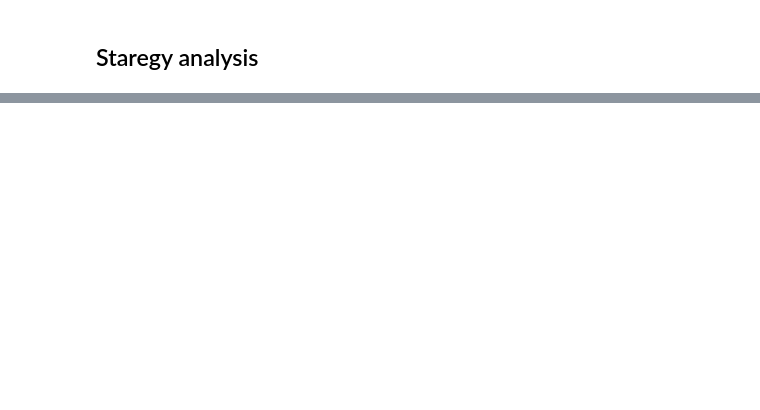
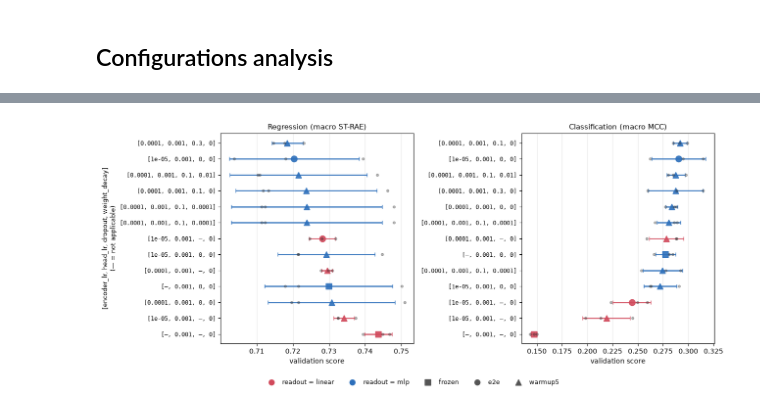
Before and after one commit to Aryan-Mi/02456-deep-learning-cyp-project, a Jupyter notebook: notebooks/04_chemeleon_analysis_v2.ipynb, the cells around one changed output, grey strips where cells are left out. Saved outputs shown, nothing was run; the diff lists cells and outputs as text; code cells hidden in the pictures; blank space fills up the shorter version.

Commit message:
chemeleon run 2 analysis

```diff
--- a/notebooks/04_chemeleon_analysis_v2.ipynb
+++ b/notebooks/04_chemeleon_analysis_v2.ipynb
@@ -101,0 +131,6 @@ Baseline score : 0
+# %%
+for task, d in df.groupby("task"):
+    stats = d.groupby("exp").val_score.agg(["mean", "std"])
+    best = stats["mean"].idxmin() if task == "regression" else stats["mean"].idxmax()
+    print(f"{task}: {best} = {stats.loc[best,'mean']:.4f} ± {stats.loc[best,'std']:.4f}")
+    print(d[d.exp == best].iloc[0][["readout", "dropout", "hidden_dim","freeze_encoder", "encoder_lr","head_lr","head_only_epochs"]].to_string())
@@ -101,0 +160,13 @@ Baseline score : 0
+# %%
+for task, d in df.groupby("task"):
+    lower = task == "regression"
+    g = d.groupby("exp").val_score.agg(["mean", "std"])
+    best = g["mean"].idxmin() if lower else g["mean"].idxmax()
+    m, s, b = g.loc[best, "mean"], g.loc[best, "std"], d.baseline_score.iloc[0]
+
+    print("---------------------------")
+    print(f"{task} : baseline = {b:.4f}")
+    print(f"   best config: {best} = {m:.4f} ± {s:.4f}")
+    print(f"   absolute improvement = {(b - m) if lower else (m - b):.4f}")
+    print(f"   relative improvement = {100*(b - m)/b:.1f}%" if b else
+          "   relative improvement: - (baseline = 0)")
@@ -102,10 +186,55 @@ Baseline score : 0
 # %% [markdown]
-## Staregy analysis
+## Configurations analysis
 # %%
-for name, frame, lower in [("regression", reg, True),
-                           ("classification", classif, False)]:
-    g = (frame.groupby("strategy").val_score
-         .agg(["count", "mean", "min", "max"]).round(4)
-         .sort_values("mean", ascending=lower))
-    print(f"\n{name}\n{g.to_string()}")
+def v(x):
+    try: return f"{float(x):g}"
+    except (TypeError, ValueError): return "—"
+
+df["label"] = df.apply(
+    lambda r: f"[{'—' if r.freeze_encoder else v(r.encoder_lr)}, "
+              f"{v(r.head_lr)}, {v(r.dropout)}, {v(r.weight_decay)}]", axis=1)
+df["regime"] = df.apply(
+    lambda r: "frozen" if r.freeze_encoder else ("warmup5" if r.head_only_epochs > 0 else "e2e"),
+    axis=1)
+
+COLOR  = {"linear": "#d1495b", "mlp": "#2c6fbb"}
+MARKER = {"frozen": "s", "e2e": "o", "warmup5": "^"}
+TITLE  = {"regression":     "Regression (macro ST-RAE)",
+          "classification": "Classification (macro MCC)"}
+
+fig, axes = plt.subplots(1, 2, figsize=(13, 5.5))
+
+for ax, task in zip(axes, ["regression", "classification"]):
+    d = df[df.task == task]
+    lower = task == "regression"
+    stats = (d.groupby(["exp", "label", "readout", "regime"]).val_score
+               .agg(["mean", "std"]).reset_index()
+               .sort_values("mean", ascending=lower).reset_index(drop=True))
+
+    for i, r in stats.iterrows():
+        c = COLOR[r.readout]
+        ax.errorbar(r["mean"], i, xerr=r["std"], fmt=MARKER[r.regime], color=c,
+                    ecolor=c, alpha=.9, elinewidth=1.8, capsize=3, markersize=9, zorder=3)
+        runs = d.loc[d.exp == r.exp, "val_score"]
+        ax.scatter(runs, [i]*len(runs), s=12, color="#333", alpha=.35, zorder=4)
+
+    ax.set_yticks(range(len(stats)))
+    ax.set_yticklabels(stats.label, fontsize=8.5, fontfamily="monospace")
+    ax.invert_yaxis()
+    ax.set_title(TITLE[task], fontsize=11)
+    ax.set_xlabel("validation score")
+    ax.grid(axis="x", alpha=.3)
+
+axes[0].set_ylabel("[encoder_lr, head_lr, dropout, weight_decay]\n(— = not applicable)",
+                   fontsize=9)
+
+handles = ([Line2D([], [], marker="o", ls="", color=c, label=f"readout = {k}", ms=8)
+            for k, c in COLOR.items()] +
+           [Line2D([], [], marker=m, ls="", color="#555", label=k, ms=8)
+            for k, m in MARKER.items()])
+fig.legend(handles=handles, fontsize=9, loc="lower center", ncol=5, frameon=False,
+           bbox_to_anchor=(0.5, -0.02))
+
+plt.tight_layout(rect=[0, 0.05, 1, 1])
+plt.show()
 # %% [output]
@@ -124,0 +241 @@ frozen          1  0.2367  0.2367  0.2367
+[figure, added]
```
Also changed, not shown: parts of 54 cells of this notebook, 6 other files.
